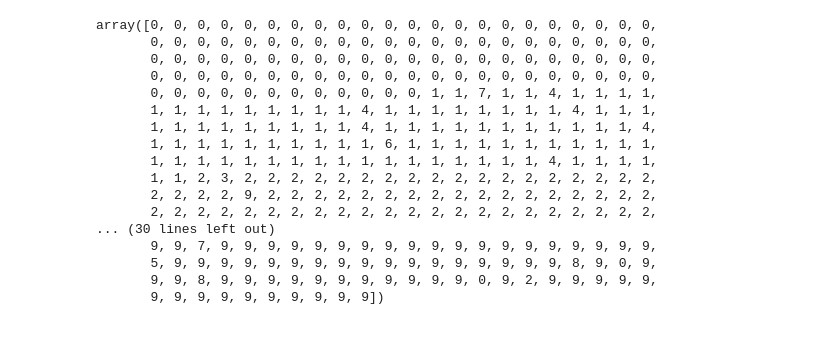
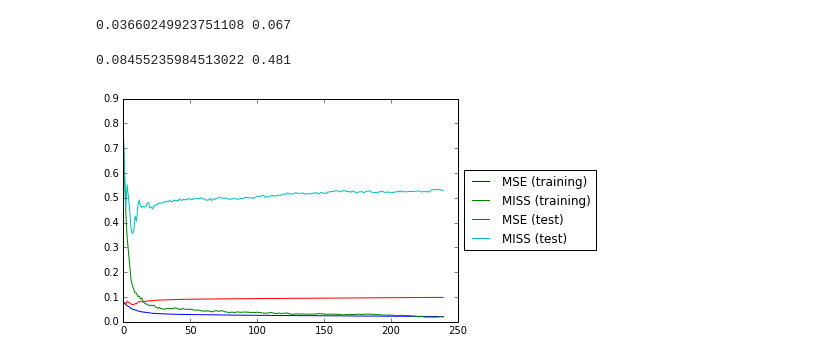
Before and after one commit to slchangtw/machine_learning_Jacobs, a Jupyter notebook: Classifier.ipynb, the cells around one changed output. Drawn from its saved outputs; the diff is of its cells as text; code cells hidden in the pictures.

```diff
--- a/Classifier.ipynb
+++ b/Classifier.ipynb
@@ -61,20 +73,55 @@ weights = np.linalg.pinv(X_train_new).dot(z)
-# %%
-X_train_new.dot(weights), axis=1
-# %% [output]
-array([0, 0, 0, 0, 0, 0, 0, 0, 0, 0, 0, 0, 0, 0, 0, 0, 0, 0, 0, 0, 0, 0,
-       0, 0, 0, 0, 0, 0, 0, 0, 0, 0, 0, 0, 0, 0, 0, 0, 0, 0, 0, 0, 0, 0,
-       0, 0, 0, 0, 0, 0, 0, 0, 0, 0, 0, 0, 0, 0, 0, 0, 0, 0, 0, 0, 0, 0,
-       0, 0, 0, 0, 0, 0, 0, 0, 0, 0, 0, 0, 0, 0, 0, 0, 0, 0, 0, 0, 0, 0,
-       0, 0, 0, 0, 0, 0, 0, 0, 0, 0, 0, 0, 1, 1, 7, 1, 1, 4, 1, 1, 1, 1,
-       1, 1, 1, 1, 1, 1, 1, 1, 1, 4, 1, 1, 1, 1, 1, 1, 1, 1, 4, 1, 1, 1,
-       1, 1, 1, 1, 1, 1, 1, 1, 1, 4, 1, 1, 1, 1, 1, 1, 1, 1, 1, 1, 1, 4,
-       1, 1, 1, 1, 1, 1, 1, 1, 1, 1, 6, 1, 1, 1, 1, 1, 1, 1, 1, 1, 1, 1,
-       1, 1, 1, 1, 1, 1, 1, 1, 1, 1, 1, 1, 1, 1, 1, 1, 1, 4, 1, 1, 1, 1,
-       1, 1, 2, 3, 2, 2, 2, 2, 2, 2, 2, 2, 2, 2, 2, 2, 2, 2, 2, 2, 2, 2,
-       2, 2, 2, 2, 9, 2, 2, 2, 2, 2, 2, 2, 2, 2, 2, 2, 2, 2, 2, 2, 2, 2,
-       2, 2, 2, 2, 2, 2, 2, 2, 2, 2, 2, 2, 2, 2, 2, 2, 2, 2, 2, 2, 2, 2,
-... (30 lines left out)
-       9, 9, 7, 9, 9, 9, 9, 9, 9, 9, 9, 9, 9, 9, 9, 9, 9, 9, 9, 9, 9, 9,
-       5, 9, 9, 9, 9, 9, 9, 9, 9, 9, 9, 9, 9, 9, 9, 9, 9, 9, 8, 9, 0, 9,
-       9, 9, 8, 9, 9, 9, 9, 9, 9, 9, 9, 9, 9, 9, 0, 9, 2, 9, 9, 9, 9, 9,
-       9, 9, 9, 9, 9, 9, 9, 9, 9, 9])
+# %%
+# fit a linear model with the training data
+lr = LinearRegression()
+lr.fit(X_train_new, y_matrix)
+lr.predict(X_train_new)
+lr.compute_error(y_vector, y_matrix)
+print(lr.MSE, lr.MISS)
+# %% [output]
+0.03660249923751108 0.067
+# %%
+# fit a linear model with the test data
+lr.predict(X_test_new)
+lr.compute_error(y_vector, y_matrix)
+print(lr.MSE, lr.MISS)
+# %% [output]
+0.08455235984513022 0.481
+# %%
+# create empty vectors
+k_max = X.shape[1]
+train_MSE = np.zeros(k_max)
+train_MISS = np.zeros(k_max)
+test_MSE = np.zeros(k_max)
+test_MISS = np.zeros(k_max)
+# %%
+# training models using different numbers of components
+for i in range(k_max):
+    PCA_mod = PCA()
+    PCA_mod.fit(X_train, components=i+1)
+    X_train_new = np.column_stack((np.ones(X_train.shape[0]), PCA_mod.encoded_X))
+
+    PCA_mod.fit(X_test, components=i+1)
+    X_test_new = np.column_stack((np.ones(X_test.shape[0]), PCA_mod.encoded_X))
+
+    lr = LinearRegression()
+    lr.fit(X_train_new, y_matrix)
+    lr.predict(X_train_new)
+    lr.compute_error(y_vector, y_matrix)
+    train_MSE[i] = lr.MSE
+    train_MISS[i] = lr.MISS
+
+    lr.predict(X_test_new)
+    lr.compute_error(y_vector, y_matrix)
+    test_MSE[i] = lr.MSE
+    test_MISS[i] = lr.MISS
+# %%
+# plot MSE and MISS
+plt.plot(train_MSE)
+plt.plot(train_MISS)
+plt.plot(test_MSE)
+plt.plot(test_MISS)
+
+plt.legend(['MSE (training)', 'MISS (training)', 'MSE (test)', 'MISS (test)'], loc='center left', bbox_to_anchor=(1, 0.5))
+plt.show()
+# %% [output]
+[figure, added]
```
Also changed, not shown: parts of 11 cells of this notebook, 1 other file.
